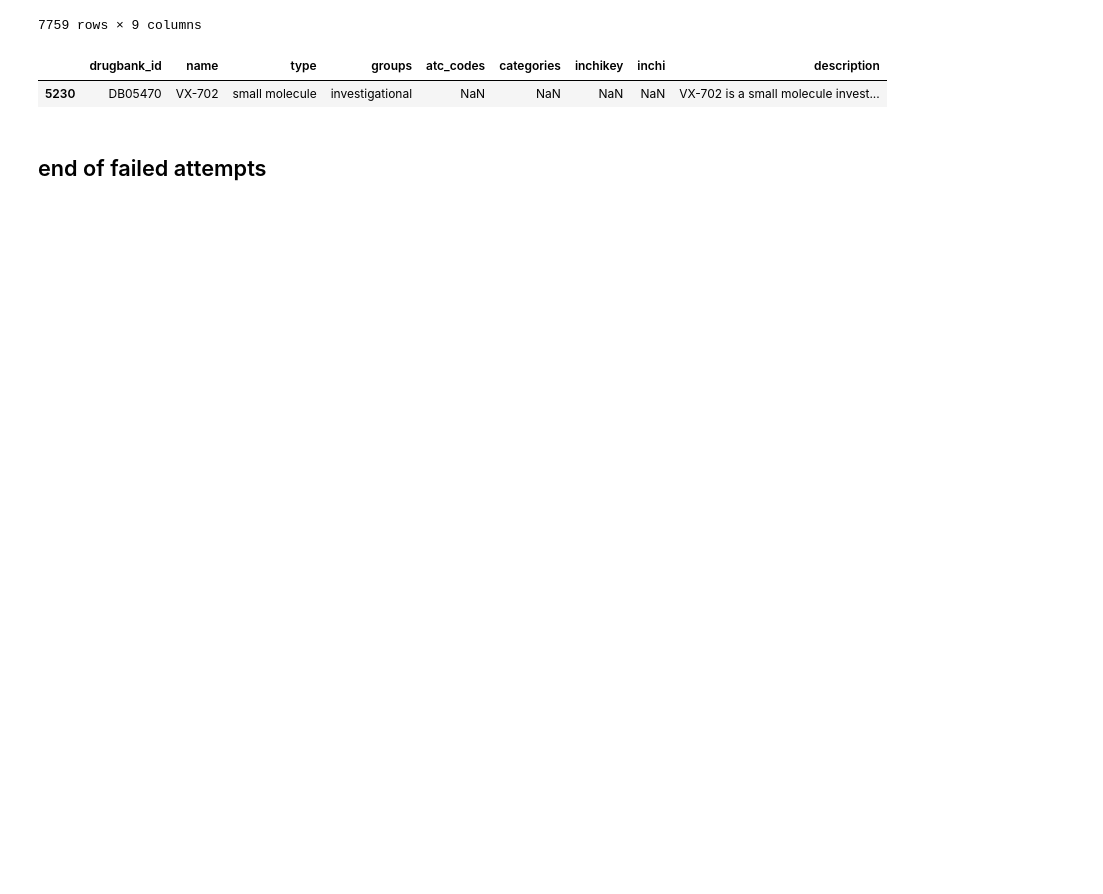
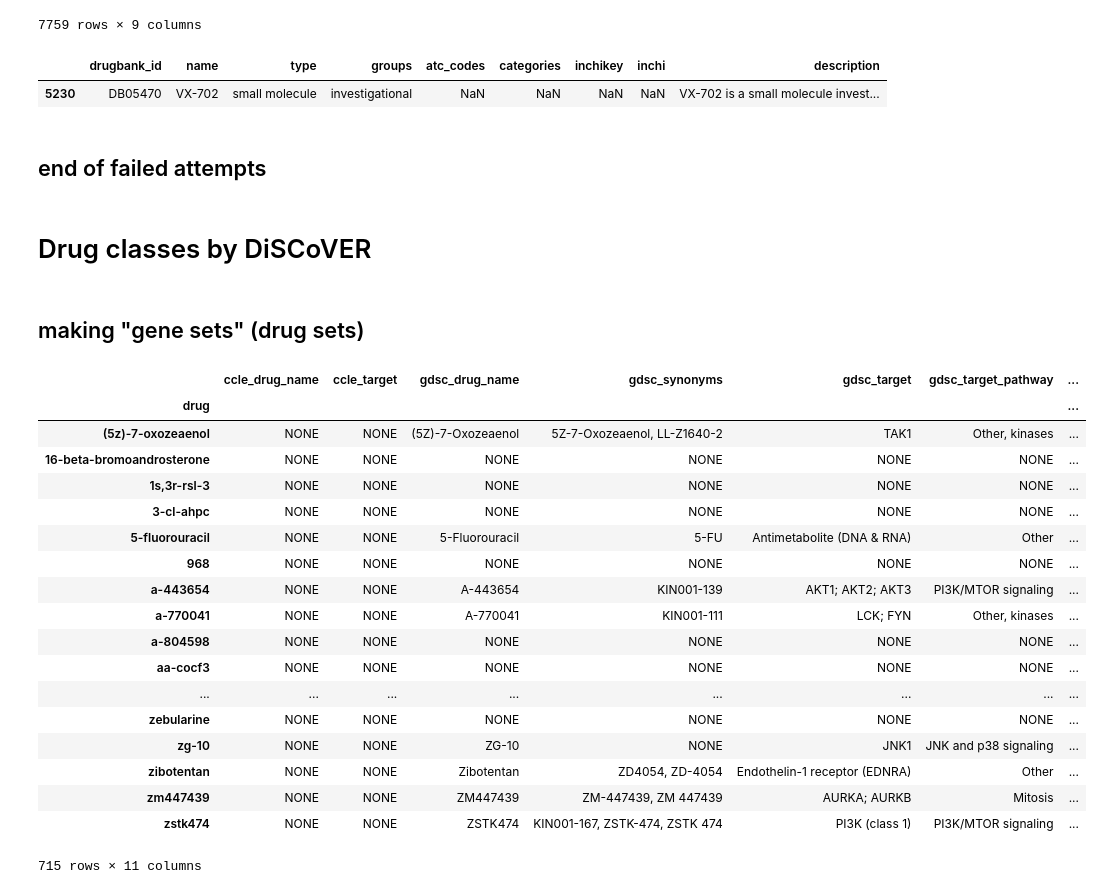
Before and after one commit to edjuaro/pdx-hts, a Jupyter notebook: Notebooks/step_5_combine_results.ipynb, the cells around one changed output. Saved outputs shown, nothing was run; the diff lists cells and outputs as text; code cells hidden in the pictures; blank space fills up the shorter version.

```diff
--- a/Notebooks/step_5_combine_results.ipynb
+++ b/Notebooks/step_5_combine_results.ipynb
@@ -1570,3 +1570,5 @@ drugs_in_common
 | 5230 | DB05470 | VX-702 | small molecule | investigational | NaN | NaN | NaN | NaN | VX-702 is a small molecule invest... |
 # %% [markdown]
 ## end of failed attempts
+# %% [markdown]
+# Drug classes by DiSCoVER
@@ -1572,0 +1577,27 @@ drugs_in_common
+# %%
+drug_annotations = pd.read_csv('moa_annotations/DiSCoVER_drug_annotations.csv',index_col=0)
+# %% [markdown]
+## making "gene sets" (drug sets)
+# %%
+drug_annotations = drug_annotations.fillna('NONE')
+drug_annotations
+# %% [output]
+|  | ccle_drug_name | ccle_target | gdsc_drug_name | gdsc_synonyms | gdsc_target | gdsc_target_pathway | ... |
+| drug |  |  |  |  |  |  | ... |
+| (5z)-7-oxozeaenol | NONE | NONE | (5Z)-7-Oxozeaenol | 5Z-7-Oxozeaenol, LL-Z1640-2 | TAK1 | Other, kinases | ... |
+| 16-beta-bromoandrosterone | NONE | NONE | NONE | NONE | NONE | NONE | ... |
+| 1s,3r-rsl-3 | NONE | NONE | NONE | NONE | NONE | NONE | ... |
+| 3-cl-ahpc | NONE | NONE | NONE | NONE | NONE | NONE | ... |
+| 5-fluorouracil | NONE | NONE | 5-Fluorouracil | 5-FU | Antimetabolite (DNA & RNA) | Other | ... |
+| 968 | NONE | NONE | NONE | NONE | NONE | NONE | ... |
+| a-443654 | NONE | NONE | A-443654 | KIN001-139 | AKT1; AKT2; AKT3 | PI3K/MTOR signaling | ... |
+| a-770041 | NONE | NONE | A-770041 | KIN001-111 | LCK; FYN | Other, kinases | ... |
+| a-804598 | NONE | NONE | NONE | NONE | NONE | NONE | ... |
+| aa-cocf3 | NONE | NONE | NONE | NONE | NONE | NONE | ... |
+| ... | ... | ... | ... | ... | ... | ... | ... |
+| zebularine | NONE | NONE | NONE | NONE | NONE | NONE | ... |
+| zg-10 | NONE | NONE | ZG-10 | NONE | JNK1 | JNK and p38 signaling | ... |
+| zibotentan | NONE | NONE | Zibotentan | ZD4054, ZD-4054 | Endothelin-1 receptor (EDNRA) | Other | ... |
+| zm447439 | NONE | NONE | ZM447439 | ZM-447439, ZM 447439 | AURKA; AURKB | Mitosis | ... |
+| zstk474 | NONE | NONE | ZSTK474 | KIN001-167, ZSTK-474, ZSTK 474 | PI3K (class 1) | PI3K/MTOR signaling | ... |
+715 rows × 11 columns
```
Also changed, not shown: parts of 33 cells of this notebook, 5 other files.
